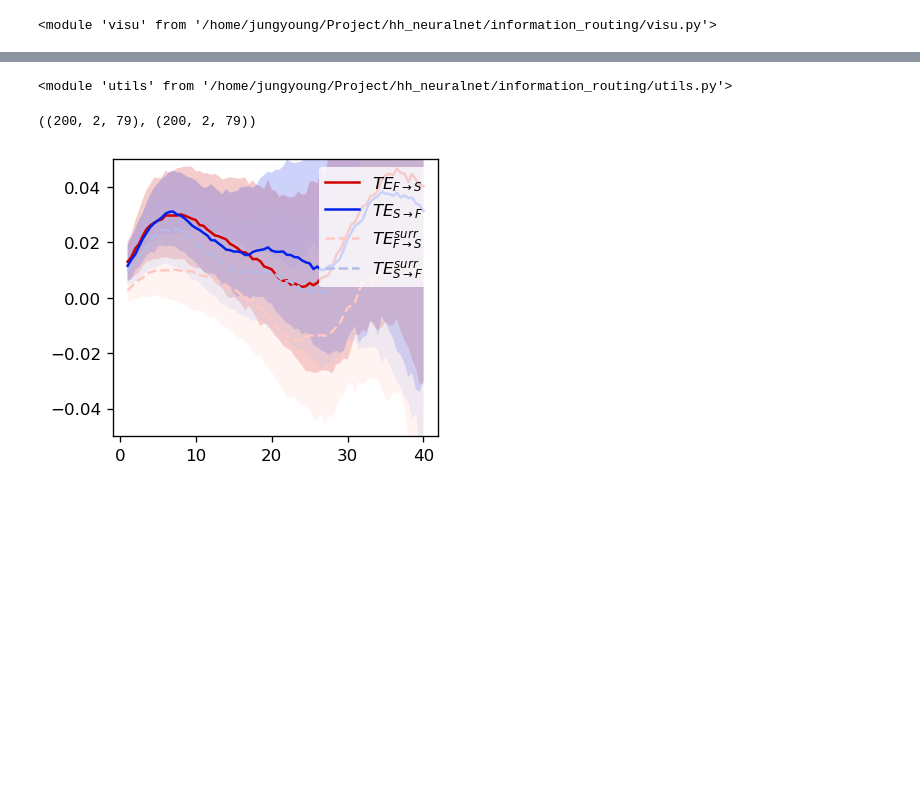
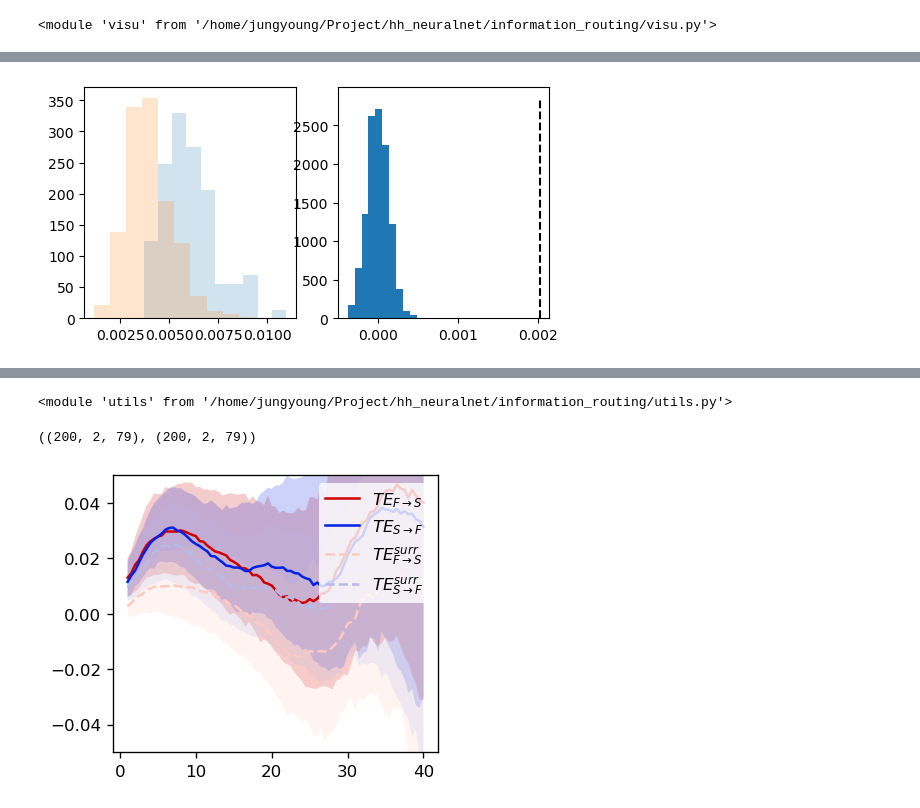
Before and after one commit to jyKim-97/hh_neuralnet, a Jupyter notebook: information_routing/te_result3.ipynb, the cells around one changed output, grey strips where cells are left out. Saved outputs shown, nothing was run; the diff lists cells and outputs as text; code cells hidden in the pictures; blank space fills up the shorter version.

```diff
--- a/information_routing/te_result3.ipynb
+++ b/information_routing/te_result3.ipynb
@@ -86,0 +39,8 @@ visu.draw_cfc_indicator(1, yl)
+# %%
+ntp, nd = 0, 10
+x = te_data["te"][:,ntp,nd]
+y = te_data["te_surr"][:,ntp,nd]
+
+h = stats.perm_test(x, y, verbose=True)
+# %% [output]
+[figure, added]
```
Also changed, not shown: parts of 90 cells of this notebook, 3 other files.
